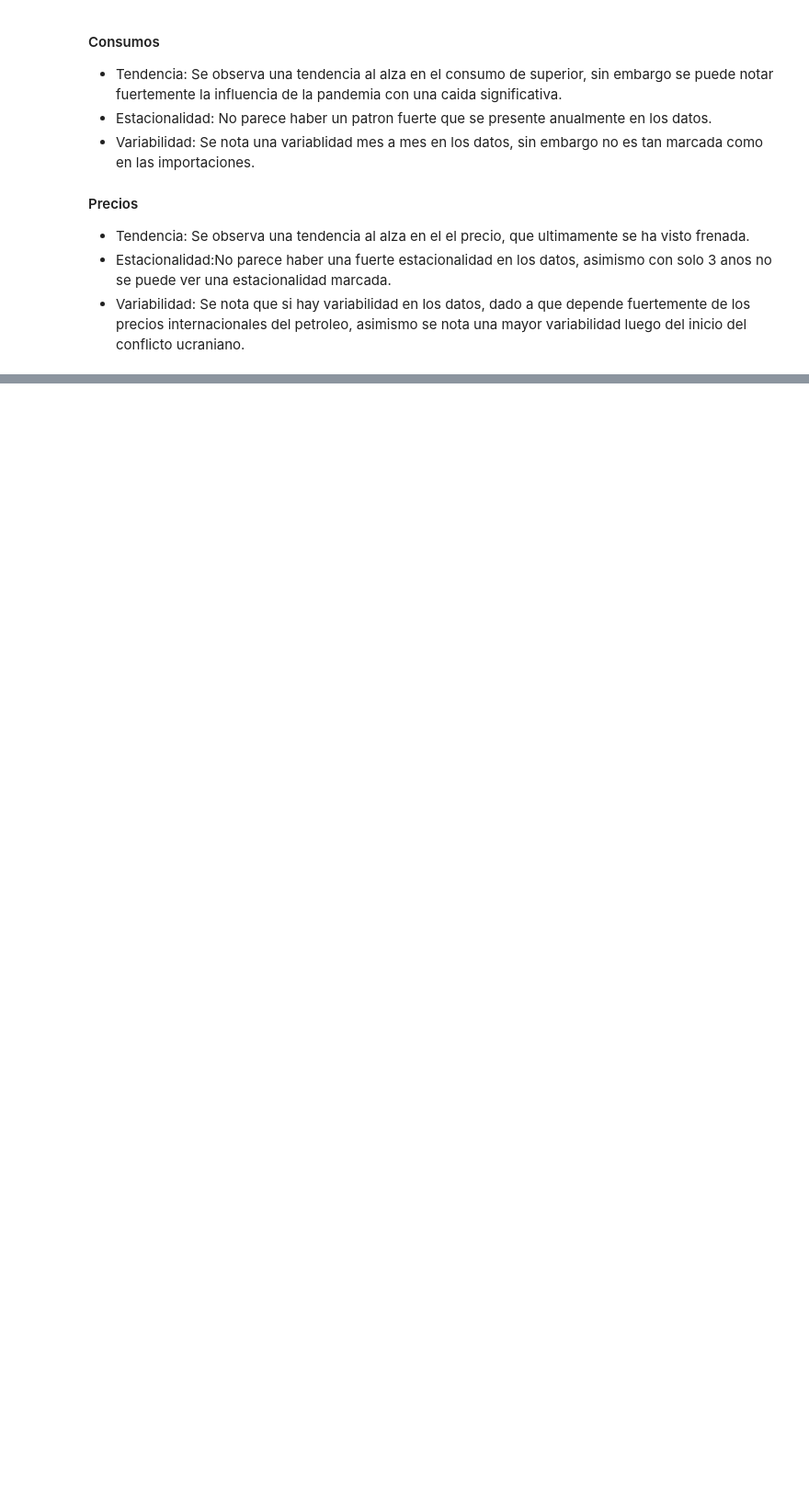
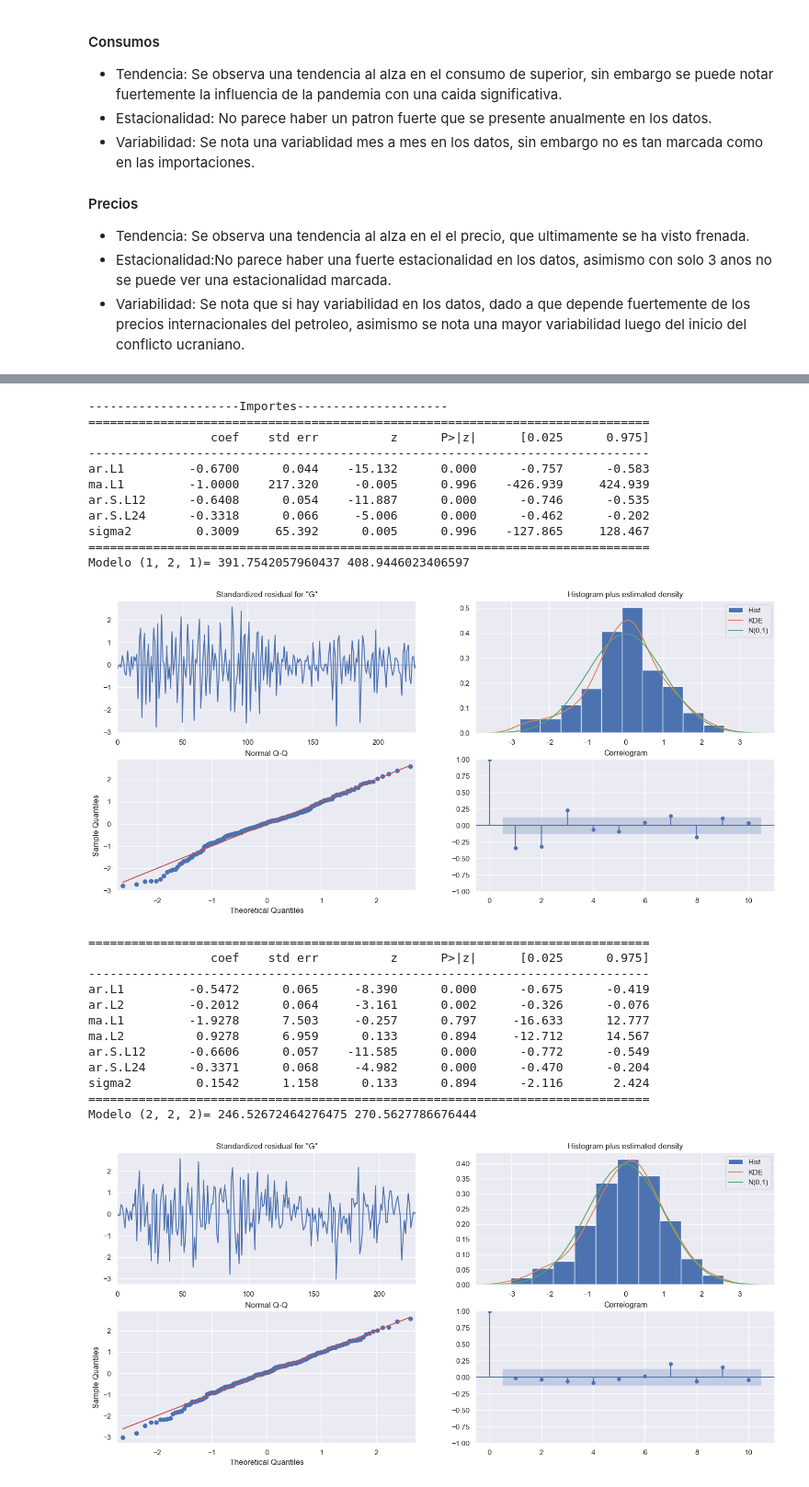
Before and after one commit to Estef072/Lab2-DS, a Jupyter notebook: Limpieza y Analisis.ipynb, the cells around one changed output, grey strips where cells are left out. Shown at 92% size. Cells and saved outputs as stored; diff of their text form; code cells hidden in the pictures; blank space fills up the shorter version.

```diff
--- a/Limpieza y Analisis.ipynb
+++ b/Limpieza y Analisis.ipynb
@@ -240,0 +350,42 @@ serie_graph(precios, 'Superior')
+# %%
+def arima(dataframe, column):
+    for meme in [(1,2,1),(2,2,2), (2,1,1)]:
+        modelo121 = SARIMAX(np.log(dataframe[column]), order=meme, seasonal_order=(2,1,0,12), enforce_stationarity=False, enforce_invertibility=False)
+        resultado_m121 = modelo121.fit()
+        print(resultado_m121.summary().tables[1])
+        resultado_m121.plot_diagnostics(figsize=(18, 8))
+        print(f"Modelo {meme}=",resultado_m121.aic, resultado_m121.bic)
+        plt.show()
+
+print(importes.name.center(50, '-'))
+arima(importes, 'Gas licuado')
+print(consumos.name.center(50, '-'))
+arima(consumos, 'Superior')
+print(precios.name.center(50, '-'))
+arima(precios, 'Superior')
+# %% [output]
+---------------------Importes---------------------
+==============================================================================
+                 coef    std err          z      P>|z|      [0.025      0.975]
+------------------------------------------------------------------------------
+ar.L1         -0.6700      0.044    -15.132      0.000      -0.757      -0.583
+ma.L1         -1.0000    217.320     -0.005      0.996    -426.939     424.939
+ar.S.L12      -0.6408      0.054    -11.887      0.000      -0.746      -0.535
+ar.S.L24      -0.3318      0.066     -5.006      0.000      -0.462      -0.202
+sigma2         0.3009     65.392      0.005      0.996    -127.865     128.467
+==============================================================================
+Modelo (1, 2, 1)= 391.7542057960437 408.9446023406597
+[figure, added]
+==============================================================================
+                 coef    std err          z      P>|z|      [0.025      0.975]
+------------------------------------------------------------------------------
+ar.L1         -0.5472      0.065     -8.390      0.000      -0.675      -0.419
+ar.L2         -0.2012      0.064     -3.161      0.002      -0.326      -0.076
+ma.L1         -1.9278      7.503     -0.257      0.797     -16.633      12.777
+ma.L2          0.9278      6.959      0.133      0.894     -12.712      14.567
+ar.S.L12      -0.6606      0.057    -11.585      0.000      -0.772      -0.549
+ar.S.L24      -0.3371      0.068     -4.982      0.000      -0.470      -0.204
+sigma2         0.1542      1.158      0.133      0.894      -2.116       2.424
+==============================================================================
+Modelo (2, 2, 2)= 246.52672464276475 270.5627786676444
+[figure, added]
```
Also changed, not shown: parts of 8 cells of this notebook.
